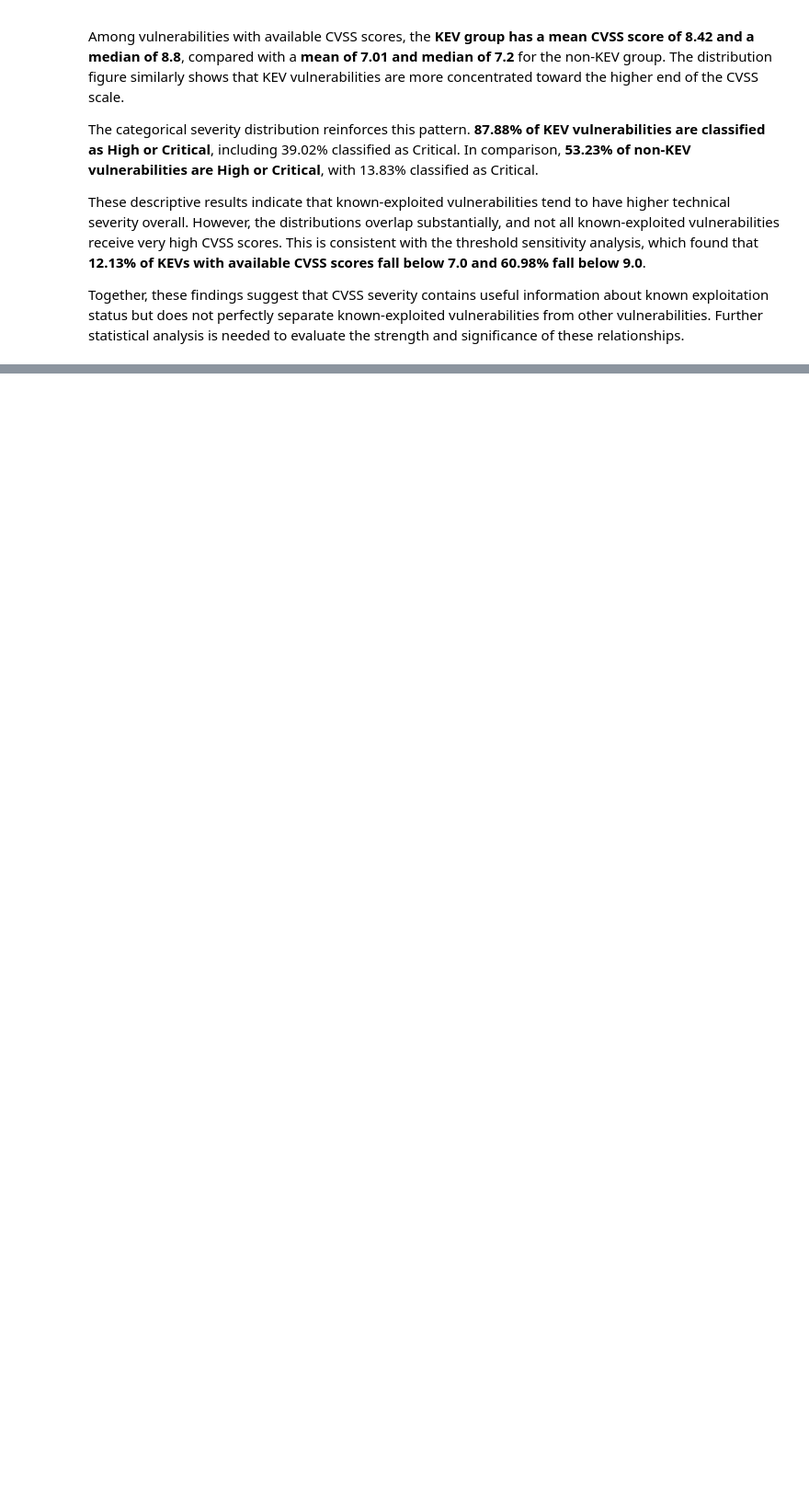
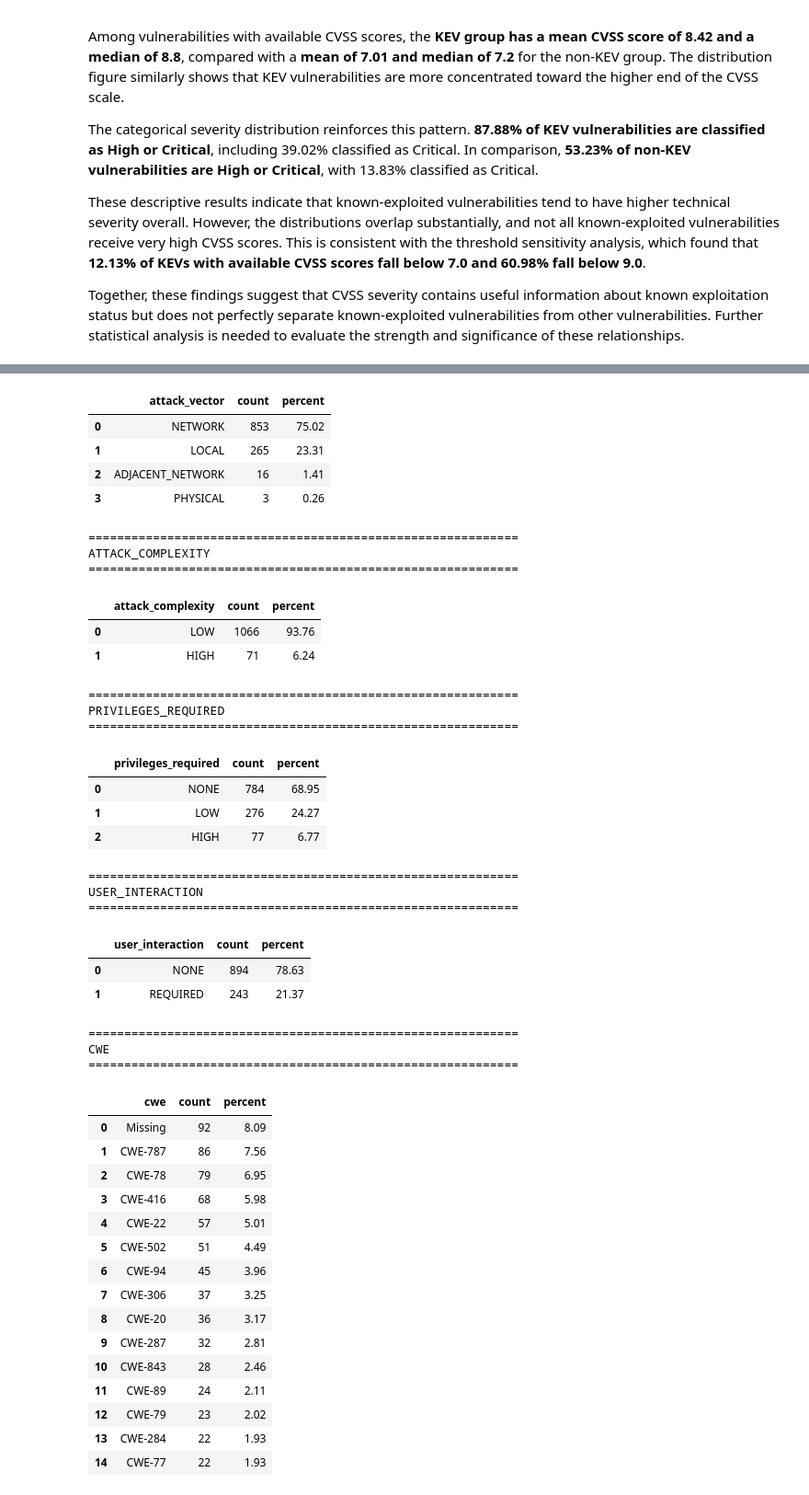
Before and after one commit to aaliyahmjh/data698-capstone, a Jupyter notebook: notebooks/core_eda.ipynb, the cells around one changed output, grey strips where cells are left out. Shown at 92% size. Drawn from its saved outputs; the diff is of its cells as text; code cells hidden in the pictures; blank space fills up the shorter version.

```diff
--- a/notebooks/core_eda.ipynb
+++ b/notebooks/core_eda.ipynb
@@ -772,0 +916,25 @@ Together, these findings suggest that CVSS severity contains useful information
+# %%
+# Inspect category distributions
+
+for variable in candidate_characteristics:
+
+    print("\n" + "=" * 60)
+    print(variable.upper())
+    print("=" * 60)
+
+    category_summary = (
+        characteristic_df[variable]
+        .fillna("Missing")
+        .value_counts()
+        .rename_axis(variable)
+        .reset_index(name="count")
+    )
+
+    category_summary["percent"] = (
+        category_summary["count"]
+        / len(characteristic_df)
+        * 100
+    ).round(2)
+
+    display(category_summary.head(15))
+# %% [output]
@@ -772,0 +944,43 @@ Together, these findings suggest that CVSS severity contains useful information
+|  | attack_vector | count | percent |
+| 0 | NETWORK | 853 | 75.02 |
+| 1 | LOCAL | 265 | 23.31 |
+| 2 | ADJACENT_NETWORK | 16 | 1.41 |
+| 3 | PHYSICAL | 3 | 0.26 |
+============================================================
+ATTACK_COMPLEXITY
+============================================================
+|  | attack_complexity | count | percent |
+| 0 | LOW | 1066 | 93.76 |
+| 1 | HIGH | 71 | 6.24 |
+============================================================
+PRIVILEGES_REQUIRED
+============================================================
+|  | privileges_required | count | percent |
+| 0 | NONE | 784 | 68.95 |
+| 1 | LOW | 276 | 24.27 |
+| 2 | HIGH | 77 | 6.77 |
+============================================================
+USER_INTERACTION
+============================================================
+|  | user_interaction | count | percent |
+| 0 | NONE | 894 | 78.63 |
+| 1 | REQUIRED | 243 | 21.37 |
+============================================================
+CWE
+============================================================
+|  | cwe | count | percent |
+| 0 | Missing | 92 | 8.09 |
+| 1 | CWE-787 | 86 | 7.56 |
+| 2 | CWE-78 | 79 | 6.95 |
+| 3 | CWE-416 | 68 | 5.98 |
+| 4 | CWE-22 | 57 | 5.01 |
+| 5 | CWE-502 | 51 | 4.49 |
+| 6 | CWE-94 | 45 | 3.96 |
+| 7 | CWE-306 | 37 | 3.25 |
+| 8 | CWE-20 | 36 | 3.17 |
+| 9 | CWE-287 | 32 | 2.81 |
+| 10 | CWE-843 | 28 | 2.46 |
+| 11 | CWE-89 | 24 | 2.11 |
+| 12 | CWE-79 | 23 | 2.02 |
+| 13 | CWE-284 | 22 | 1.93 |
+| 14 | CWE-77 | 22 | 1.93 |
```
Also changed, not shown: parts of 18 cells of this notebook, 4 other files.
